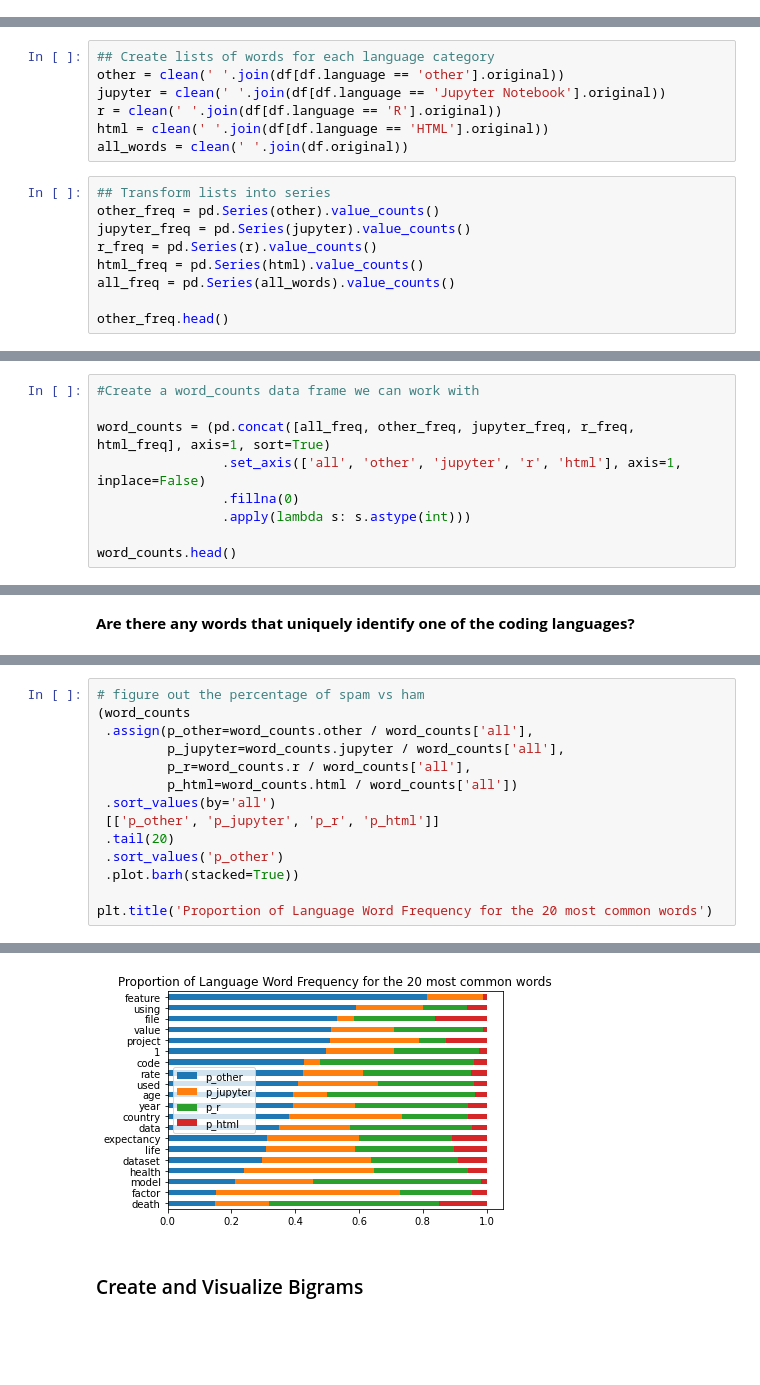
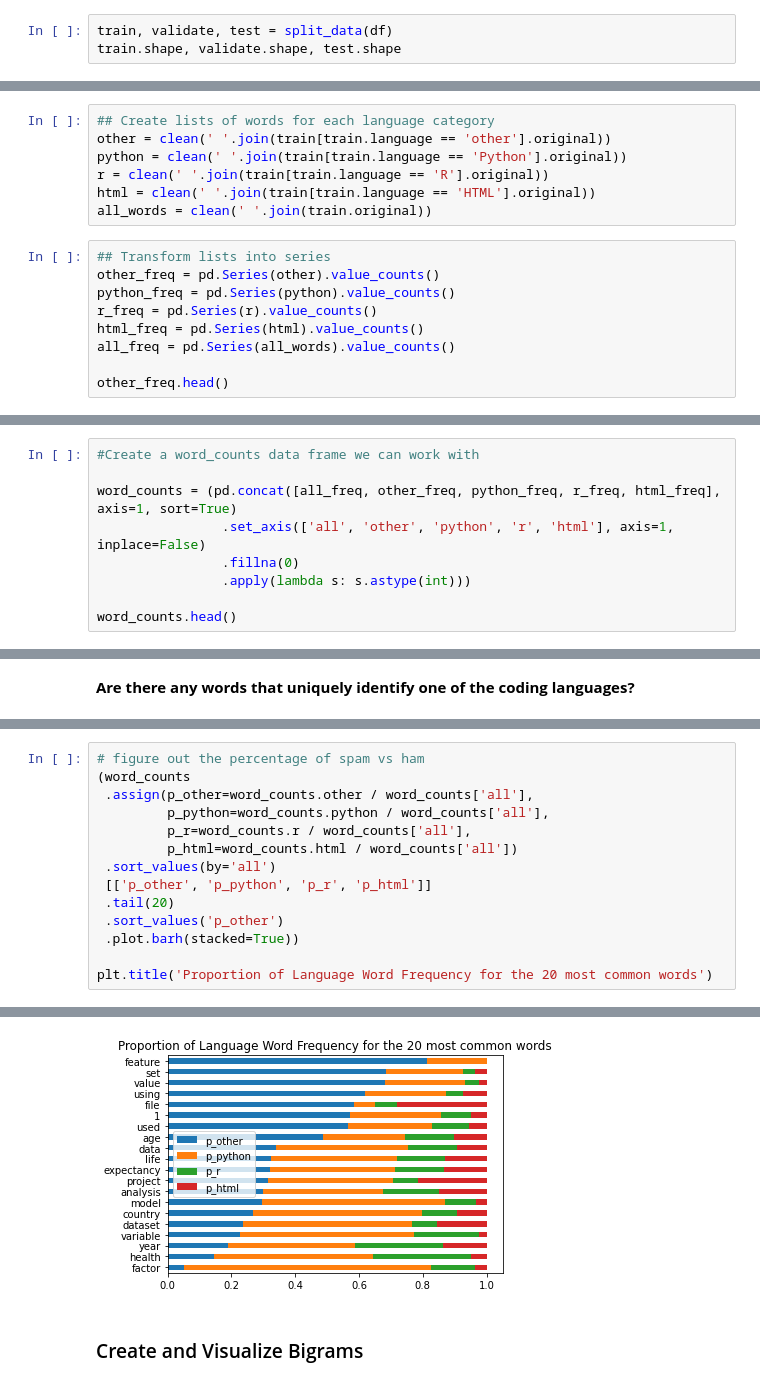
Before and after one commit to Two-Guys-and-a-Gal/NLP-Project, a Jupyter notebook: rivera_work.ipynb, the cells around one changed output, grey strips where cells are left out. Drawn from its saved outputs; the diff is of its cells as text; blank space fills up the shorter version.

```diff
--- a/rivera_work.ipynb
+++ b/rivera_work.ipynb
@@ -81,0 +96,3 @@ Name: language, dtype: int64
+# %%
+train, validate, test = split_data(df)
+train.shape, validate.shape, test.shape
@@ -114,15 +138,15 @@ def clean(text):
     return [wnl.lemmatize(word) for word in words if word not in stopwords]
 # %%
 ## Create lists of words for each language category
-other = clean(' '.join(df[df.language == 'other'].original))
-jupyter = clean(' '.join(df[df.language == 'Jupyter Notebook'].original))
-r = clean(' '.join(df[df.language == 'R'].original))
-html = clean(' '.join(df[df.language == 'HTML'].original))
-all_words = clean(' '.join(df.original))
+other = clean(' '.join(train[train.language == 'other'].original))
+python = clean(' '.join(train[train.language == 'Python'].original))
+r = clean(' '.join(train[train.language == 'R'].original))
+html = clean(' '.join(train[train.language == 'HTML'].original))
+all_words = clean(' '.join(train.original))
 # %%
 ## Transform lists into series
 other_freq = pd.Series(other).value_counts()
-jupyter_freq = pd.Series(jupyter).value_counts()
+python_freq = pd.Series(python).value_counts()
 r_freq = pd.Series(r).value_counts()
 html_freq = pd.Series(html).value_counts()
 all_freq = pd.Series(all_words).value_counts()
@@ -138,8 +162,8 @@ dtype: int64
 # %%
 #Create a word_counts data frame we can work with
 
-word_counts = (pd.concat([all_freq, other_freq, jupyter_freq, r_freq, html_freq], axis=1, sort=True)
-                .set_axis(['all', 'other', 'jupyter', 'r', 'html'], axis=1, inplace=False)
+word_counts = (pd.concat([all_freq, other_freq, python_freq, r_freq, html_freq], axis=1, sort=True)
+                .set_axis(['all', 'other', 'python', 'r', 'html'], axis=1, inplace=False)
                 .fillna(0)
                 .apply(lambda s: s.astype(int)))
 
@@ -203,20 +227,20 @@ pd.concat([word_counts[word_counts.other == 0].sort_values(by='other').tail(6),
 # %%
 # figure out the percentage of spam vs ham
 (word_counts
  .assign(p_other=word_counts.other / word_counts['all'],
-         p_jupyter=word_counts.jupyter / word_counts['all'],
+         p_python=word_counts.python / word_counts['all'],
          p_r=word_counts.r / word_counts['all'],
          p_html=word_counts.html / word_counts['all'])
  .sort_values(by='all')
- [['p_other', 'p_jupyter', 'p_r', 'p_html']]
+ [['p_other', 'p_python', 'p_r', 'p_html']]
  .tail(20)
  .sort_values('p_other')
  .plot.barh(stacked=True))
 
 plt.title('Proportion of Language Word Frequency for the 20 most common words')
 # %% [output]
 Text(0.5, 1.0, 'Proportion of Language Word Frequency for the 20 most common words')
-[figure, old version]
+[figure, new version]
 # %% [markdown]
 ### Create and Visualize Bigrams
 # %%
```
Also changed, not shown: parts of 30 cells of this notebook, 1 other file.
